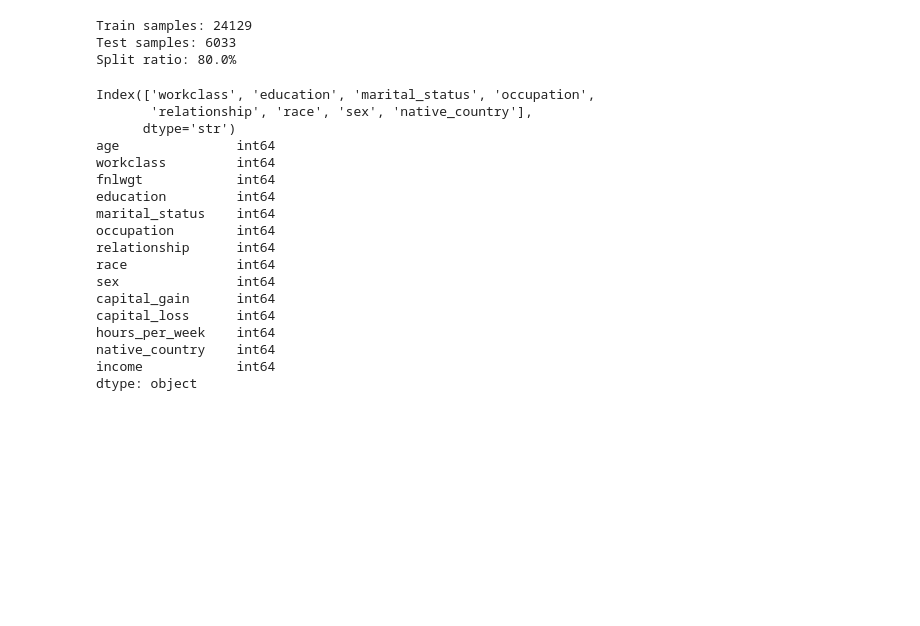
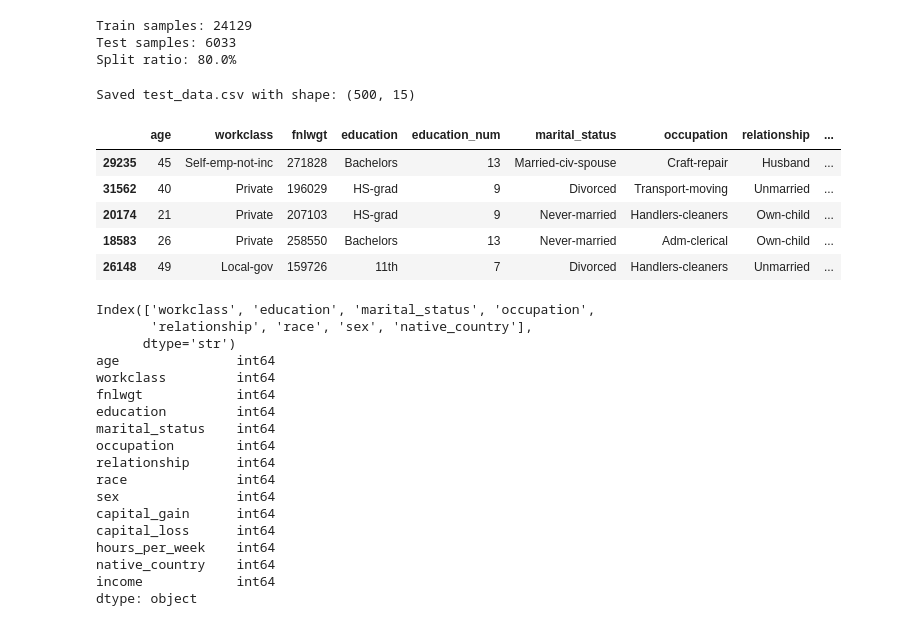
Before and after one commit to chocoblin/adult-income-classifier, a Jupyter notebook: model/train_models.ipynb, the cells around one changed output. Saved outputs shown, nothing was run; the diff lists cells and outputs as text; code cells hidden in the pictures; blank space fills up the shorter version.

```diff
--- a/model/train_models.ipynb
+++ b/model/train_models.ipynb
@@ -201,9 +230,11 @@ y
 # %% [output]
 array([0, 0, 0, ..., 0, 0, 1], shape=(30162,))
 # %%
-# Train-test split
+# Train-test split — split on indices first so we can trace test rows back to raw_data later
+train_idx, test_idx = train_test_split(data.index, test_size=0.2, random_state=12)
 
-X_train, X_test, y_train, y_test = train_test_split(X, y, test_size=0.2, random_state=12)
+X_train, X_test = X.loc[train_idx].values, X.loc[test_idx].values
+y_train, y_test = data.loc[train_idx, 'income'].values, data.loc[test_idx, 'income'].values
 # %%
 # Feature scaling
 
@@ -223,6 +254,22 @@ print(f"Split ratio: {train_test_ratio:.1%}")
 Train samples: 24129
 Test samples: 6033
 Split ratio: 80.0%
+# %%
+# Build test_data.csv — raw (pre-encoding), human-readable, using test set indices
+# Kept small since Streamlit free tier has limited capacity; only test data, not training data
+test_data_raw = raw_data.loc[test_idx]
+test_sample = test_data_raw.sample(n=500, random_state=12)
+test_sample.to_csv('../test_data.csv', index=False)
+print(f"Saved test_data.csv with shape: {test_sample.shape}")
+test_sample.head()
+# %% [output]
+Saved test_data.csv with shape: (500, 15)
+|  | age | workclass | fnlwgt | education | education_num | marital_status | occupation | relationship | ... |
+| 29235 | 45 | Self-emp-not-inc | 271828 | Bachelors | 13 | Married-civ-spouse | Craft-repair | Husband | ... |
+| 31562 | 40 | Private | 196029 | HS-grad | 9 | Divorced | Transport-moving | Unmarried | ... |
+| 20174 | 21 | Private | 207103 | HS-grad | 9 | Never-married | Handlers-cleaners | Own-child | ... |
+| 18583 | 26 | Private | 258550 | Bachelors | 13 | Never-married | Adm-clerical | Own-child | ... |
+| 26148 | 49 | Local-gov | 159726 | 11th | 7 | Divorced | Handlers-cleaners | Unmarried | ... |
 # %%
 print(categorical_cols)
 print(data.dtypes)
```
Also changed, not shown: parts of 4 cells of this notebook, 6 other files.
